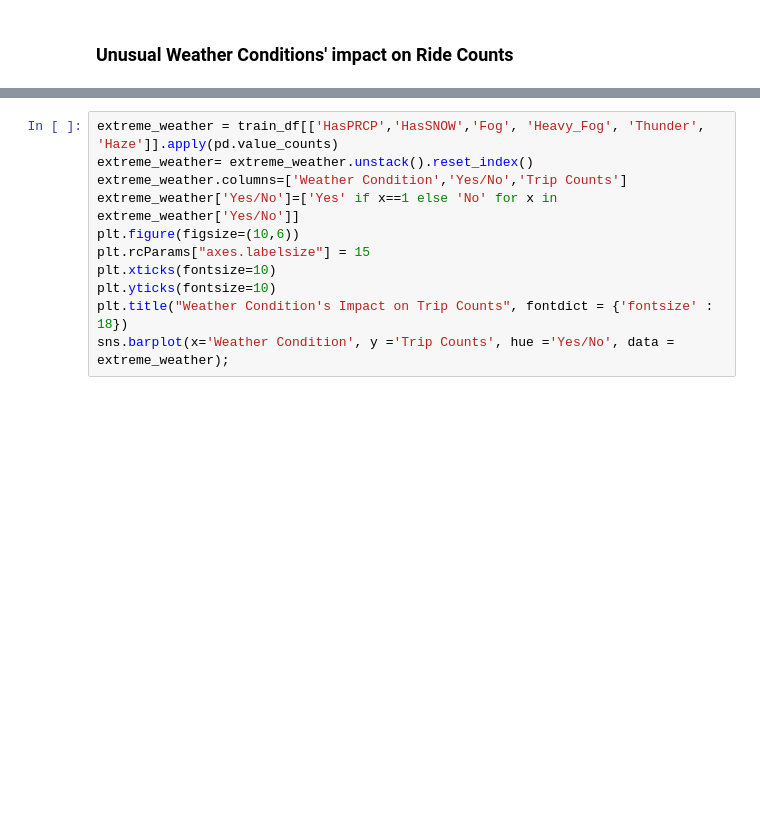
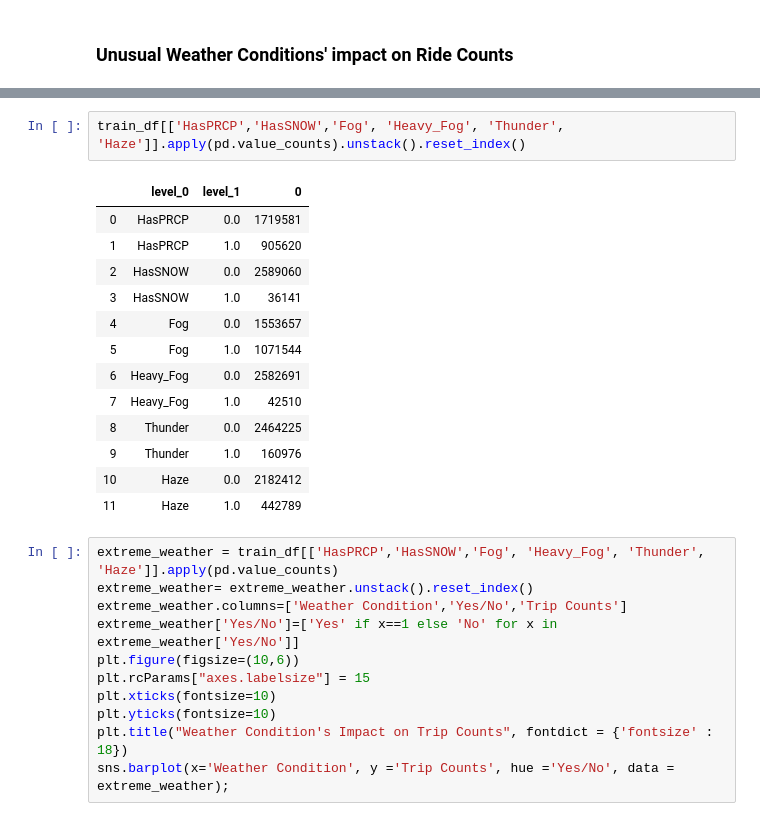
Before and after one commit to zhangym1256/Citi-Bike-Capstone, a Jupyter notebook: may/EDA.ipynb, the cells around one changed output, grey strips where cells are left out. Saved outputs shown, nothing was run; the diff lists cells and outputs as text; blank space fills up the shorter version.

```diff
--- a/may/EDA.ipynb
+++ b/may/EDA.ipynb
@@ -167,3 +173,19 @@ sns.scatterplot(x='Avg Temp',y='Trip Count per Day',data = TEMP).set(title = 'Tr
+# %%
+train_df[['HasPRCP','HasSNOW','Fog', 'Heavy_Fog', 'Thunder', 'Haze']].apply(pd.value_counts).unstack().reset_index()
+# %% [output]
+|  | level_0 | level_1 | 0 |
+| 0 | HasPRCP | 0.0 | 1719581 |
+| 1 | HasPRCP | 1.0 | 905620 |
+| 2 | HasSNOW | 0.0 | 2589060 |
+| 3 | HasSNOW | 1.0 | 36141 |
+| 4 | Fog | 0.0 | 1553657 |
+| 5 | Fog | 1.0 | 1071544 |
+| 6 | Heavy_Fog | 0.0 | 2582691 |
+| 7 | Heavy_Fog | 1.0 | 42510 |
+| 8 | Thunder | 0.0 | 2464225 |
+| 9 | Thunder | 1.0 | 160976 |
+| 10 | Haze | 0.0 | 2182412 |
+| 11 | Haze | 1.0 | 442789 |
 # %%
 extreme_weather = train_df[['HasPRCP','HasSNOW','Fog', 'Heavy_Fog', 'Thunder', 'Haze']].apply(pd.value_counts)
 extreme_weather= extreme_weather.unstack().reset_index()
```
Also changed, not shown: parts of 6 cells of this notebook, 2 other files.
